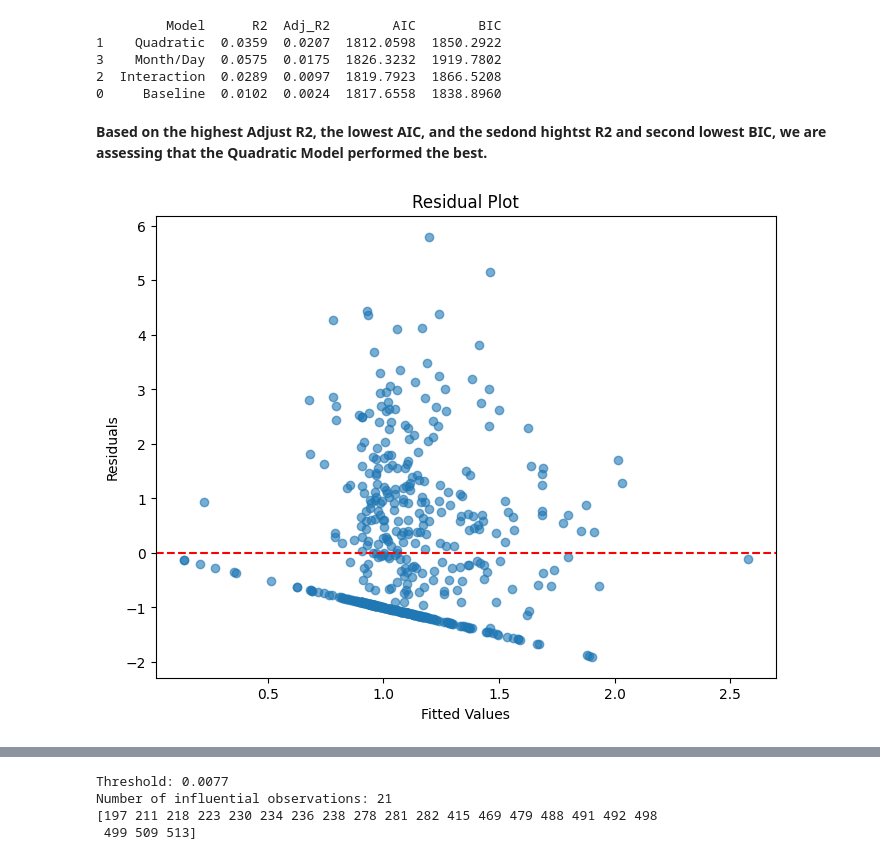
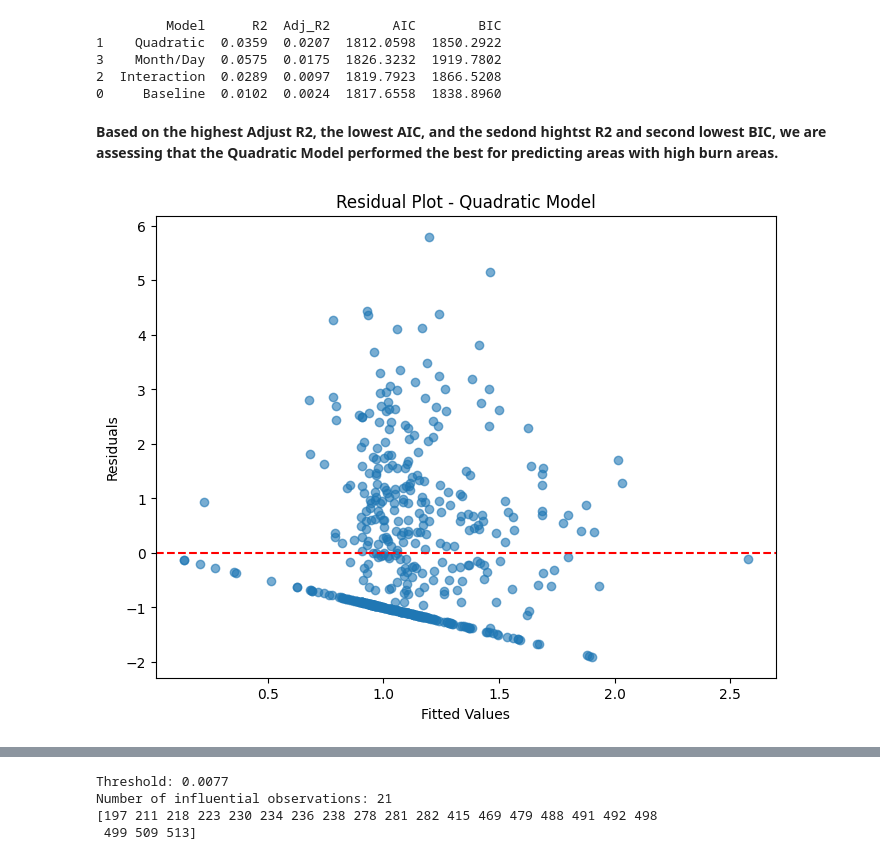
Before and after one commit to mbielecki1/mod8, a Jupyter notebook: C06M08Lab.ipynb, the cells around one changed output, grey strips where cells are left out. Saved outputs shown, nothing was run; the diff lists cells and outputs as text; code cells hidden in the pictures.

```diff
--- a/C06M08Lab.ipynb
+++ b/C06M08Lab.ipynb
@@ -300,7 +297,8 @@ df['RH_sq'] = df['RH'] ** 2
 df['wind_sq'] = df['wind'] ** 2
 df['log_rain_sq'] = df['log_rain'] ** 2
 
-quadratic_model = smf.ols(formula='log_area ~ temp + RH + wind + log_rain + temp_sq + RH_sq + wind_sq + log_rain_sq', data=df).fit()
+quadratic_model = smf.ols(formula='log_area ~ \
+        temp + RH + wind + log_rain + temp_sq + RH_sq + wind_sq + log_rain_sq', data=df).fit()
 print(quadratic_model.summary())
 # %% [output]
                             OLS Regression Results
@@ -427,26 +427,22 @@ print(comparison_df.round(4))
 2  Interaction  0.0289  0.0097  1819.7923  1866.5208
 0     Baseline  0.0102  0.0024  1817.6558  1838.8960
 # %% [markdown]
-**Based on the highest Adjust R2, the lowest AIC, and the sedond hightst R2 and second lowest BIC, we are assessing that the Quadratic Model performed the best.**
+**Based on the highest Adjust R2, the lowest AIC, and the sedond hightst R2 and second lowest BIC, we are assessing that the Quadratic Model performed the best for predicting areas with high burn areas.**
 # %%
 # Plot residuals for quadratic model (best performing model) as indicated in markdown above
 
 fitted = quadratic_model.fittedvalues
 residuals = quadratic_model.resid
 
 plt.figure(figsize=(8,6))
-
 plt.scatter(fitted, residuals, alpha=0.6)
-
 plt.axhline(y=0, color='red', linestyle='--')
-
 plt.xlabel('Fitted Values')
 plt.ylabel('Residuals')
-plt.title('Residual Plot')
-
+plt.title('Residual Plot - Quadratic Model')
 plt.show()
 # %% [output]
-[figure, old version]
+[figure, new version]
 # %%
 # create Q-Q plots
 sm.qqplot(residuals, line='45', fit=True)
```
Also changed, not shown: parts of 48 cells of this notebook.
